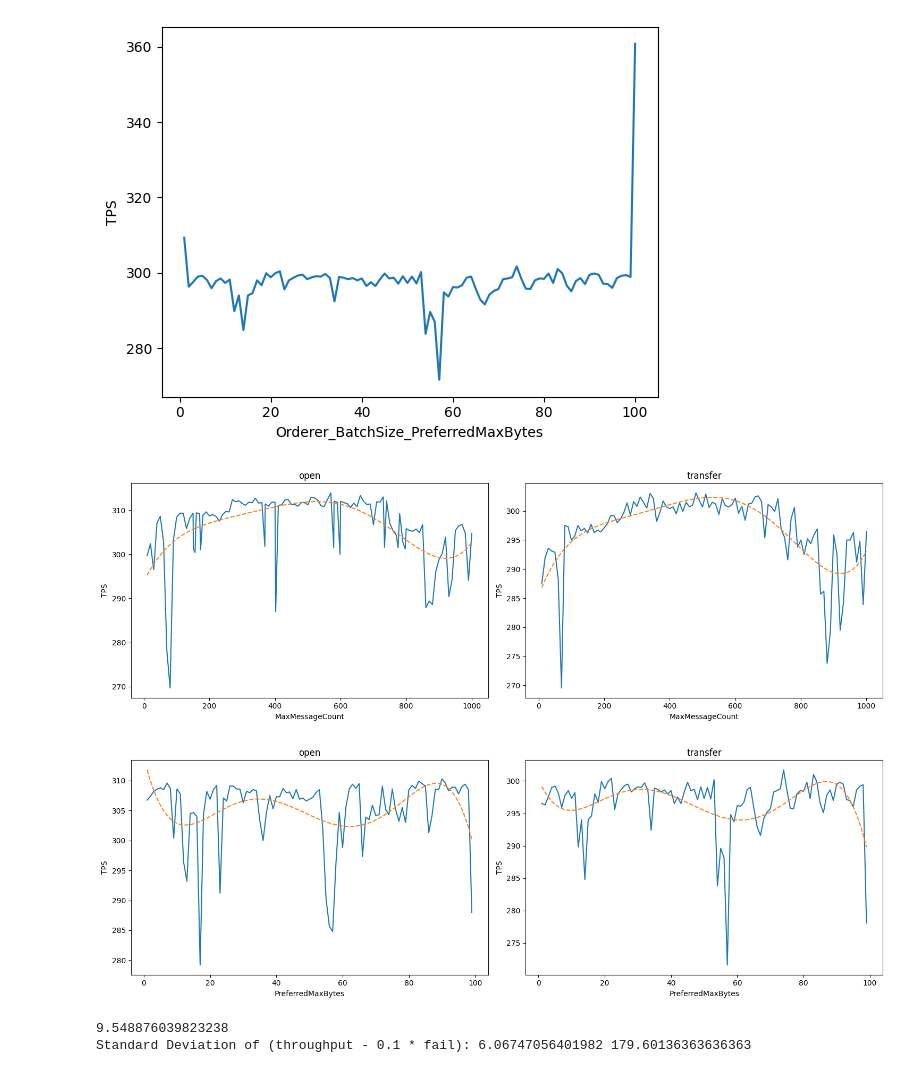
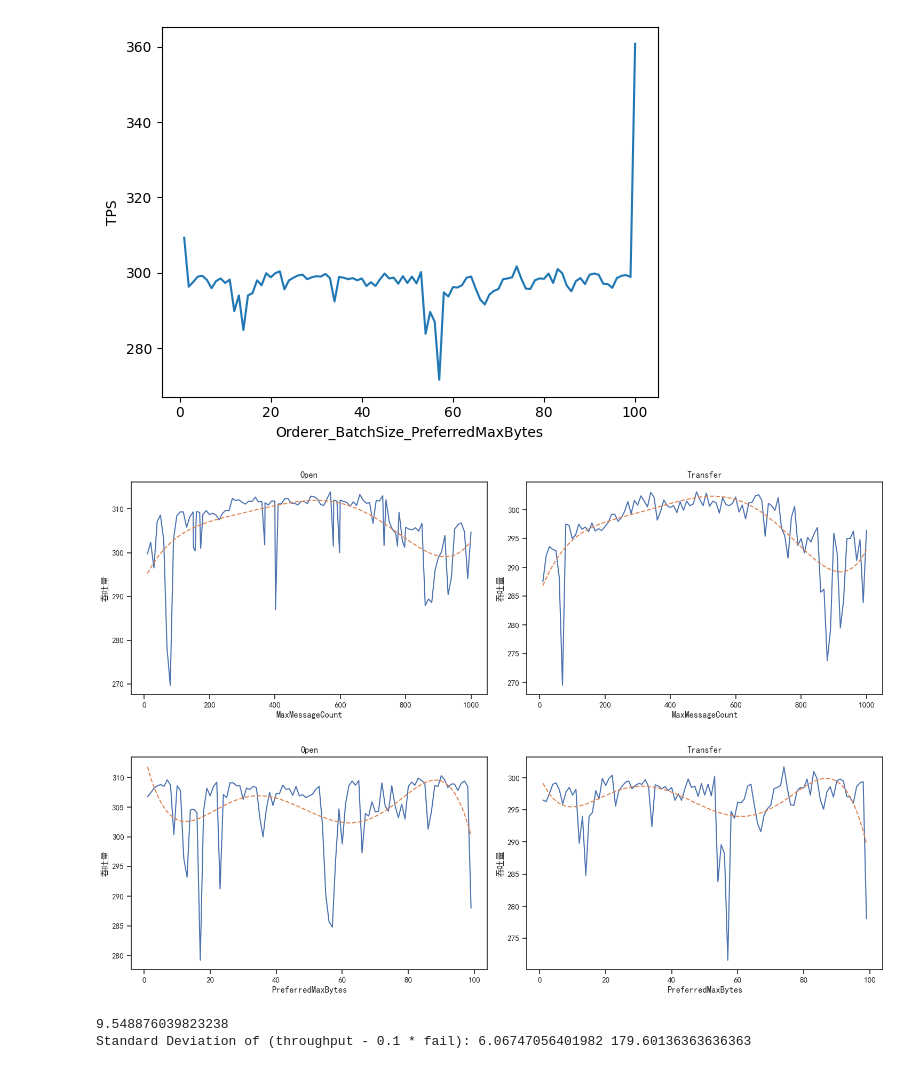
Before and after one commit to regancz/Auto-Tuning-HLF, a Jupyter notebook: Model/mospsa/test.ipynb, the cells around one changed output. Saved outputs shown, nothing was run; the diff lists cells and outputs as text; code cells hidden in the pictures.

```diff
--- a/Model/mospsa/test.ipynb
+++ b/Model/mospsa/test.ipynb
@@ -290,7 +290,9 @@ merged_df = pd.merge(config_df, performance_df, left_on='id', right_on='config_i
 
 # 按照Orderer_BatchSize_MaxMessageCount的值进行排序
 merged_df_sorted = merged_df.sort_values('Orderer_BatchSize_MaxMessageCount')
-
+import seaborn as sns
+sns.set(style='ticks')
+plt.rcParams['font.sans-serif'] = 'SimHei'
 # 创建子图
 fig, axes = plt.subplots(nrows=1, ncols=2, figsize=(15, 5))
 i = 0
@@ -305,8 +307,8 @@ for bench_config in ['open', 'transfer']:
     # 在对应的子图中绘制折线图
     axes[i].plot(subset_df['Orderer_BatchSize_MaxMessageCount'], subset_df['throughput'])
     axes[i].set_xlabel('MaxMessageCount')
-    axes[i].set_ylabel('TPS')
-    axes[i].set_title(f'{bench_config}')
+    axes[i].set_ylabel('吞吐量')
+    axes[i].set_title(f'{bench_config}'.capitalize())
 
     # 多项式拟合
     degree = 5  # 选择拟合的多项式次数
@@ -322,7 +324,7 @@ for bench_config in ['open', 'transfer']:
 plt.tight_layout()
 plt.show()
 # %% [output]
-[figure, old version]
+[figure, new version]
 # %%
 import matplotlib.pyplot as plt
 import pandas as pd
@@ -336,39 +338,41 @@ merged_df = pd.merge(config_df, performance_df, left_on='id', right_on='config_i
 
 # 按照Orderer_BatchSize_MaxMessageCount的值进行排序
 merged_df_sorted = merged_df.sort_values('Orderer_BatchSize_PreferredMaxBytes')
-
+import seaborn as sns
+sns.set(style='ticks')
+plt.rcParams['font.sans-serif'] = 'SimHei'
 # 创建子图
 fig, axes = plt.subplots(nrows=1, ncols=2, figsize=(15, 5))
 
 i = 0
 # 分别绘制每个bench_config的折线图
 for bench_config in ['open', 'transfer']:
     if bench_config == 'query':
         continue
     subset_df = merged_df_sorted[merged_df_sorted['bench_config'] == bench_config]
     subset_df = subset_df.drop(['id', 'config_id', 'bench_config'], axis=1)
     subset_df = subset_df.groupby('Orderer_BatchSize_PreferredMaxBytes').mean().reset_index()
 
     # 在对应的子图中绘制折线图
     axes[i].plot(subset_df['Orderer_BatchSize_PreferredMaxBytes'], subset_df['throughput'])
     axes[i].set_xlabel('PreferredMaxBytes')
-    axes[i].set_ylabel('TPS')
-    axes[i].set_title(f'{bench_config}')
+    axes[i].set_ylabel('吞吐量')
+    axes[i].set_title(f'{bench_config}'.capitalize())
 
     # 多项式拟合
     degree = 5  # 选择拟合的多项式次数
     coeffs = np.polyfit(subset_df['Orderer_BatchSize_PreferredMaxBytes'], subset_df['throughput'], degree)
     poly = np.poly1d(coeffs)
 
     # 在对应的子图中绘制拟合曲线
     axes[i].plot(subset_df['Orderer_BatchSize_PreferredMaxBytes'], poly(subset_df['Orderer_BatchSize_PreferredMaxBytes']),
                  label=f'Fit (Degree {degree})', linestyle='dashed')
     i += 1
 # 调整布局
 plt.tight_layout()
 plt.show()
 # %% [output]
-[figure, old version]
+[figure, new version]
 # %%
 configParameters = initialize.read_yaml_config('../../Benchmark_Deploy_Tool/config.yaml')
 mysql_connection, engine = initialize.mysql_connect(configParameters['Database']['Mysql']['Host'],
```
Also changed, not shown: 27 other files.
